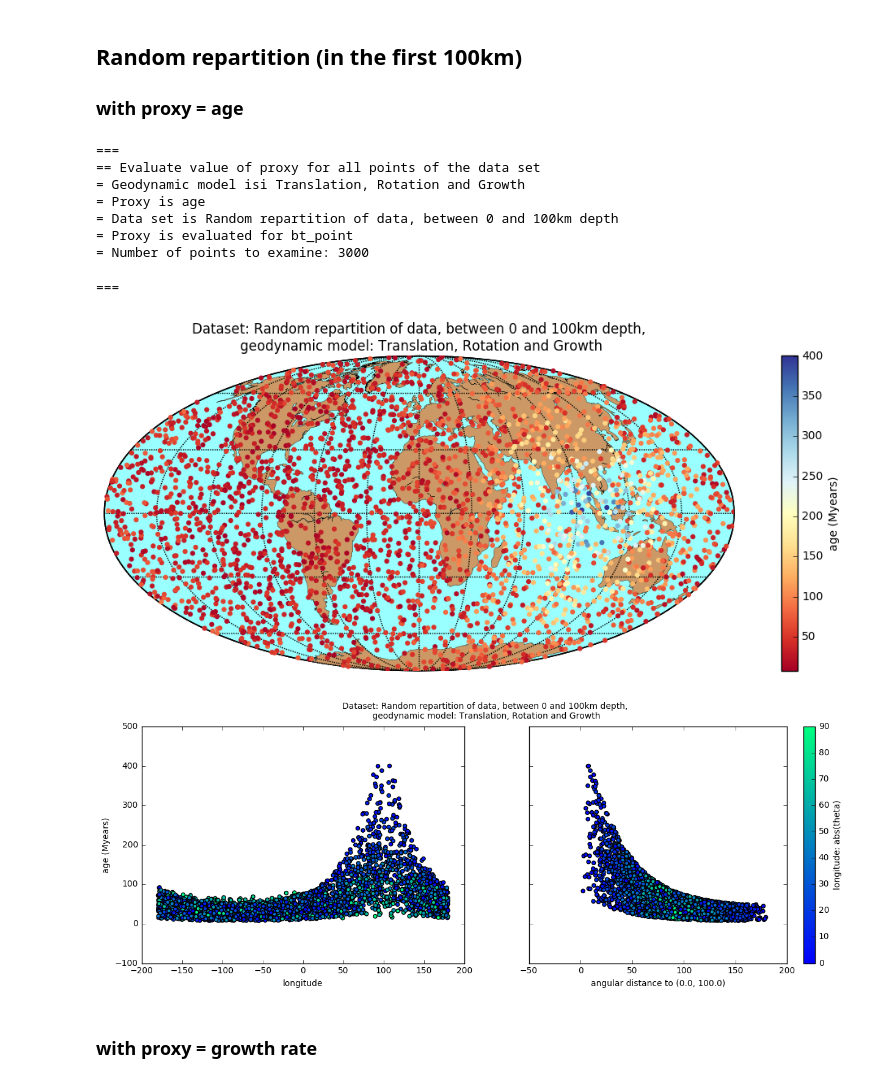
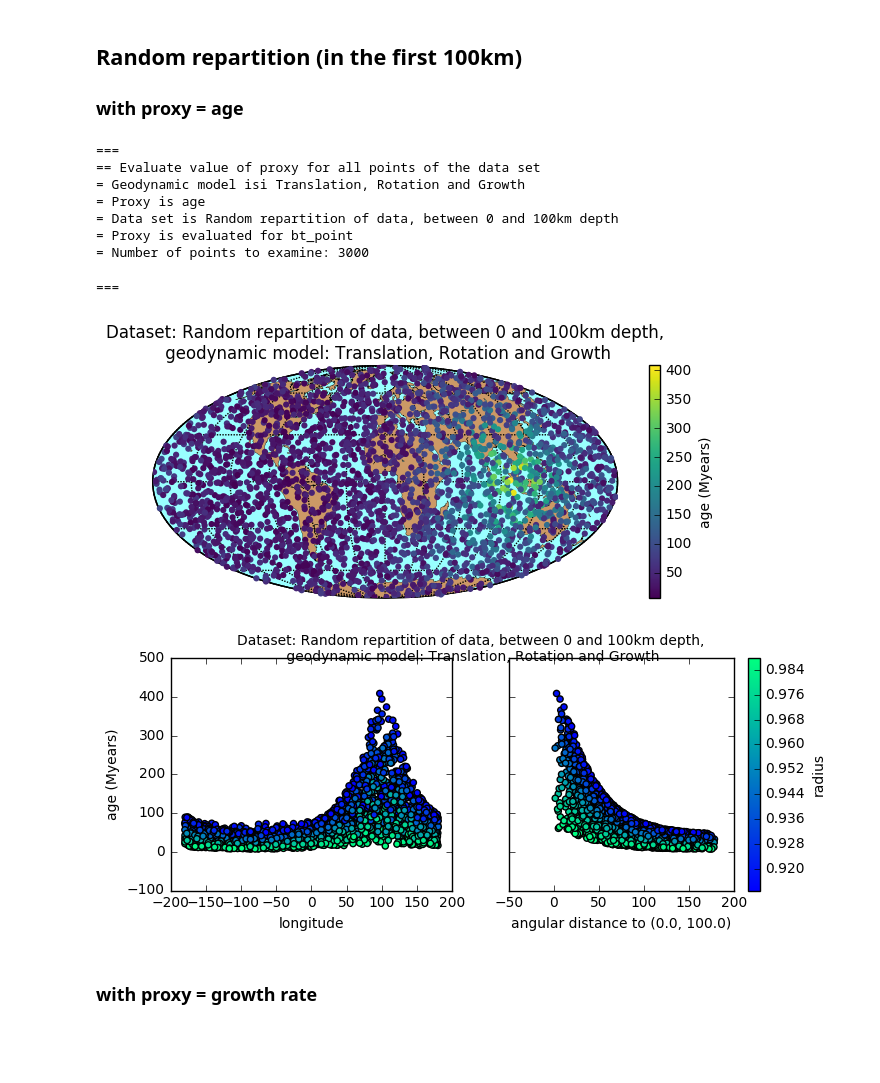
Before and after one commit to MarineLasbleis/GrowYourIC, a Jupyter notebook: SlowTranslation.ipynb, the cells around one changed output. Cells and saved outputs as stored; diff of their text form; code cells hidden in the pictures; blank space fills up the shorter version.

```diff
--- a/SlowTranslation.ipynb
+++ b/SlowTranslation.ipynb
@@ -14,7 +14,8 @@ import geodyn, geodyn_trg, geodyn_static
 import plot_data
 import data
 
-plt.rcParams['figure.figsize'] = (15.0, 5.0) #size of figures
+plt.rcParams['figure.figsize'] = (8.0, 3.0) #size of figures
+cm = plt.cm.get_cmap('viridis')
 # %% [markdown]
 To model Aubert version, where one side is growing at lower rate than the other side.
 
@@ -95,39 +96,39 @@ data_set_random.method = "bt_point"
 proxy_random = geodyn.evaluate_proxy(data_set_random, geodynModel, proxy_type="age", verbose=False)
 r, t, p = data_set_random.extract_rtp("bottom_turning_point")
 dist = positions.angular_distance_to_point(t, p, *velocity_center)
 
 ## map
 m, fig = plot_data.setting_map()
-cm = plt.cm.get_cmap('RdYlBu')
+#cm = plt.cm.get_cmap('RdYlBu')
 x, y = m(p, t)
 sc = m.scatter(x, y, c=proxy_random, zorder=10, cmap=cm, edgecolors='none')
 plt.title("Dataset: {},\n geodynamic model: {}".format(data_set_random.name, geodynModel.name))
 cbar = plt.colorbar(sc)
 cbar.set_label("age (Myears)")
 fig.savefig
 
 ## phi and distance plots
 fig, ax = plt.subplots(1,2, sharey=True)
 cm2 = plt.cm.get_cmap('winter')
-sc1 = ax[0].scatter(p, proxy_random, c=abs(t), cmap=cm2, vmin =-0, vmax =90)
+sc1 = ax[0].scatter(p, proxy_random, c=r, cmap=cm2)
 ax[0].set_xlabel("longitude")
 ax[0].set_ylabel("age (Myears)")
-sc2 = ax[1].scatter(dist, proxy_random, c=abs(t), cmap=cm2, vmin=-0, vmax =90)
+sc2 = ax[1].scatter(dist, proxy_random, c=r, cmap=cm2)
 ax[1].set_xlabel("angular distance to ({}, {})".format(*velocity_center))
 fig.suptitle("Dataset: {},\n geodynamic model: {}".format(data_set_random.name, geodynModel.name))
 cbar = fig.colorbar(sc2)
-cbar.set_label("longitude: abs(theta)")
+cbar.set_label("radius")
 # %% [output]
 ===
 == Evaluate value of proxy for all points of the data set
 = Geodynamic model isi Translation, Rotation and Growth
 = Proxy is age
 = Data set is Random repartition of data, between 0 and 100km depth
 = Proxy is evaluated for bt_point
 = Number of points to examine: 3000
 ===
-[figure, old version]
+[figure, new version]
-[figure, old version]
+[figure, new version]
 # %% [markdown]
 ### with proxy = growth rate
 # %%
```
Also changed, not shown: parts of 3 cells of this notebook, 3 other files.
